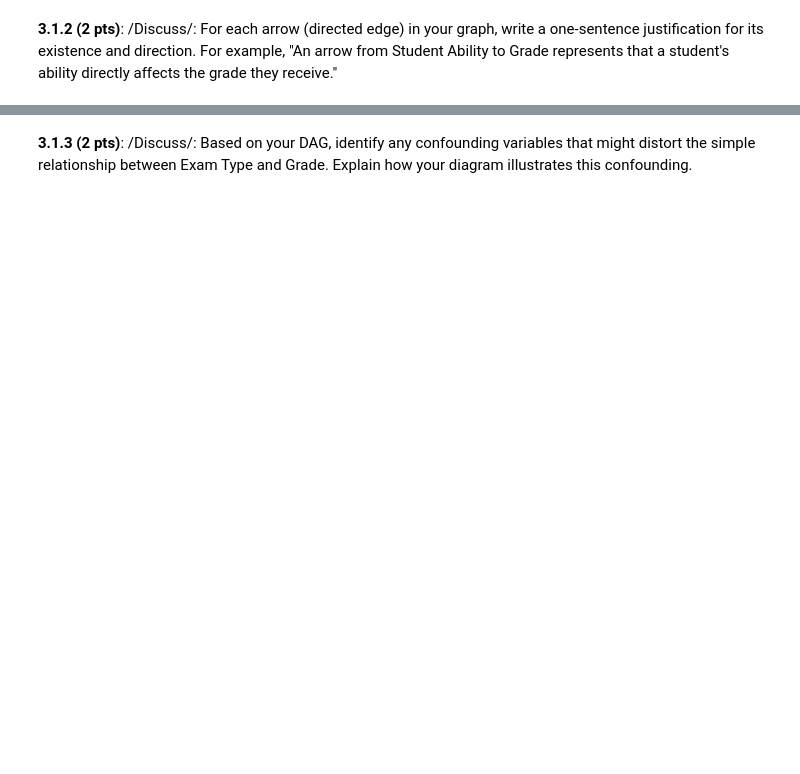
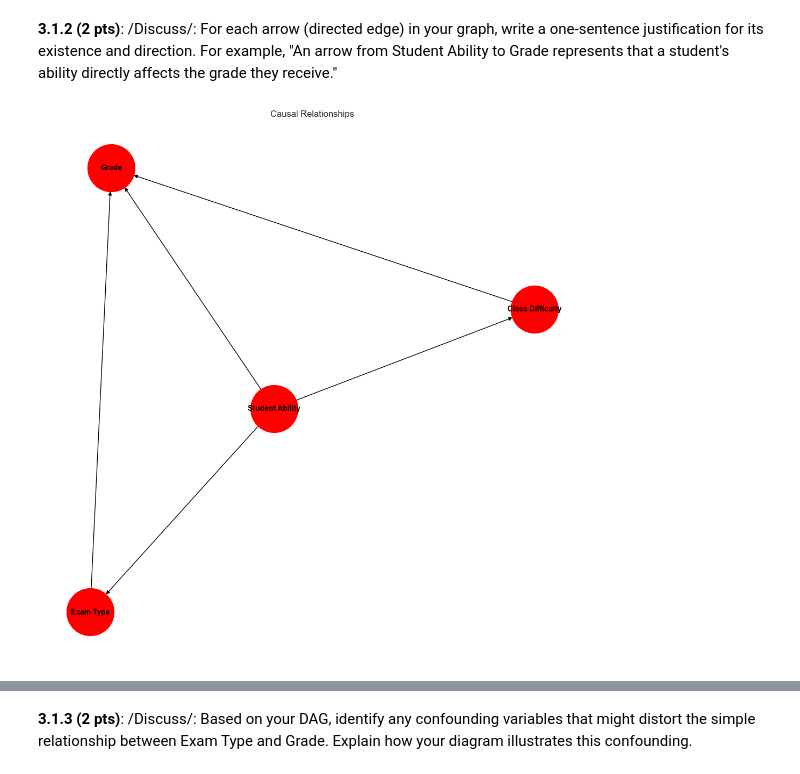
Before and after one commit to tosigame/ADA2025, a Jupyter notebook: res_homework/02_PROJECT_CHEATING_SCANDAL/2025_HW2.ipynb, the cells around one changed output, grey strips where cells are left out. Drawn from its saved outputs; the diff is of its cells as text; code cells hidden in the pictures; blank space fills up the shorter version.

```diff
--- a/res_homework/02_PROJECT_CHEATING_SCANDAL/2025_HW2.ipynb
+++ b/res_homework/02_PROJECT_CHEATING_SCANDAL/2025_HW2.ipynb
@@ -577,3 +586,22 @@ Our statistical analysis has revealed a complex web of relationships. A simple t
 **3.1.2 (2 pts)**: /Discuss/: For each arrow (directed edge) in your graph, write a one-sentence justification for its existence and direction. For example, "An arrow from Student Ability to Grade represents that a student's ability directly affects the grade they receive."
 # %%
 ### YOUR ANSWER (CREATE A NEW MARKDOWN CELL BELOW TO ANSWER) ###
+# Installed networkx for graph functions (maybe already present in anaconda)
+import networkx as nx
+
+G = nx.DiGraph()
+
+nodes = ["Student Ability","Class Difficulty","Exam Type", "Grade"]
+
+edges = [("Student Ability", "Grade"),("Class Difficulty","Grade"),("Exam Type","Grade"),("Student Ability","Class Difficulty"),("Student Ability","Exam Type")]
+
+G.add_nodes_from(nodes)
+G.add_edges_from(edges)
+
+plt.figure(figsize=(10,10))
+
+nx.draw(G, with_labels=True, font_weight="bold", font_size=10, font_color="black",node_color="Red",node_size=4000)
+plt.title("Causal Relationships")
+plt.show()
+# %% [output]
+[figure, added]
```
Also changed, not shown: parts of 9 cells of this notebook.
